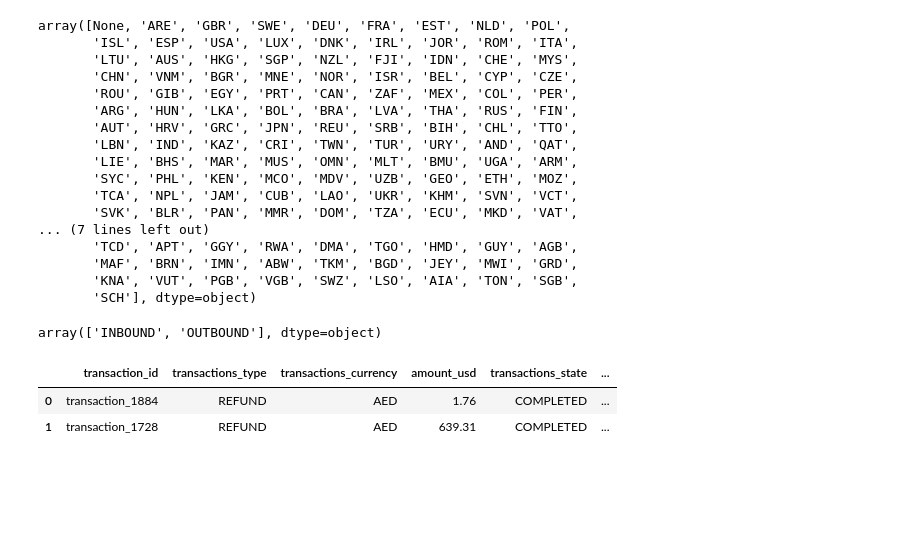
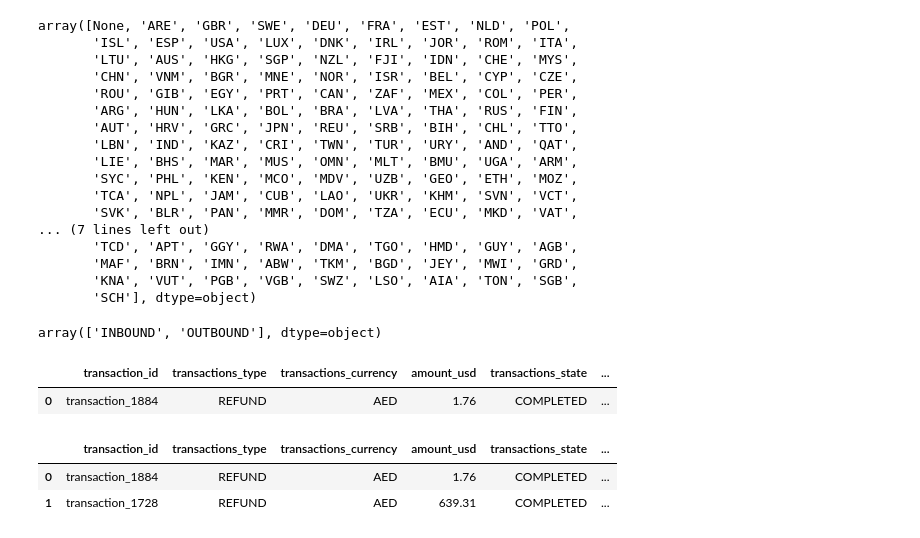
Before and after one commit to mitchell5/neo_bank, a Jupyter notebook: part_1-data_exploration/exploration.ipynb, the cells around one changed output. Saved outputs shown, nothing was run; the diff lists cells and outputs as text; code cells hidden in the pictures; blank space fills up the shorter version.

```diff
--- a/part_1-data_exploration/exploration.ipynb
+++ b/part_1-data_exploration/exploration.ipynb
@@ -56,6 +61,7 @@ devices.head()
 # %%
-csv_path = "/home/neobanking2025/projects/neo_bank/raw_data/transactions.csv"
-parquet_path = "/home/neobanking2025/projects/neo_bank/raw_data/transactions.parquet"
+# very big file, will use parquet
+csv_path = "/home/neobanking2025/projects/neo_bank/data/raw/transactions.csv"
+parquet_path = "/home/neobanking2025/projects/neo_bank/data/raw/transactions.parquet"
 
 if os.path.exists(parquet_path):
     # Load from Parquet cache — fast!
@@ -469,6 +459,11 @@ trans['ea_merchant_country'] = trans['ea_merchant_country'].fillna("UNKNOWN")
 trans['direction'].unique()
 # %% [output]
 array(['INBOUND', 'OUTBOUND'], dtype=object)
+# %%
+trans.head(1)
+# %% [output]
+|  | transaction_id | transactions_type | transactions_currency | amount_usd | transactions_state | ... |
+| 0 | transaction_1884 | REFUND | AED | 1.76 | COMPLETED | ... |
 # %%
 #drop some columns we don't need
 trans = trans.drop(["ea_merchant_city", "ea_merchant_mcc"], axis=1)
```
Also changed, not shown: parts of 42 cells of this notebook.
